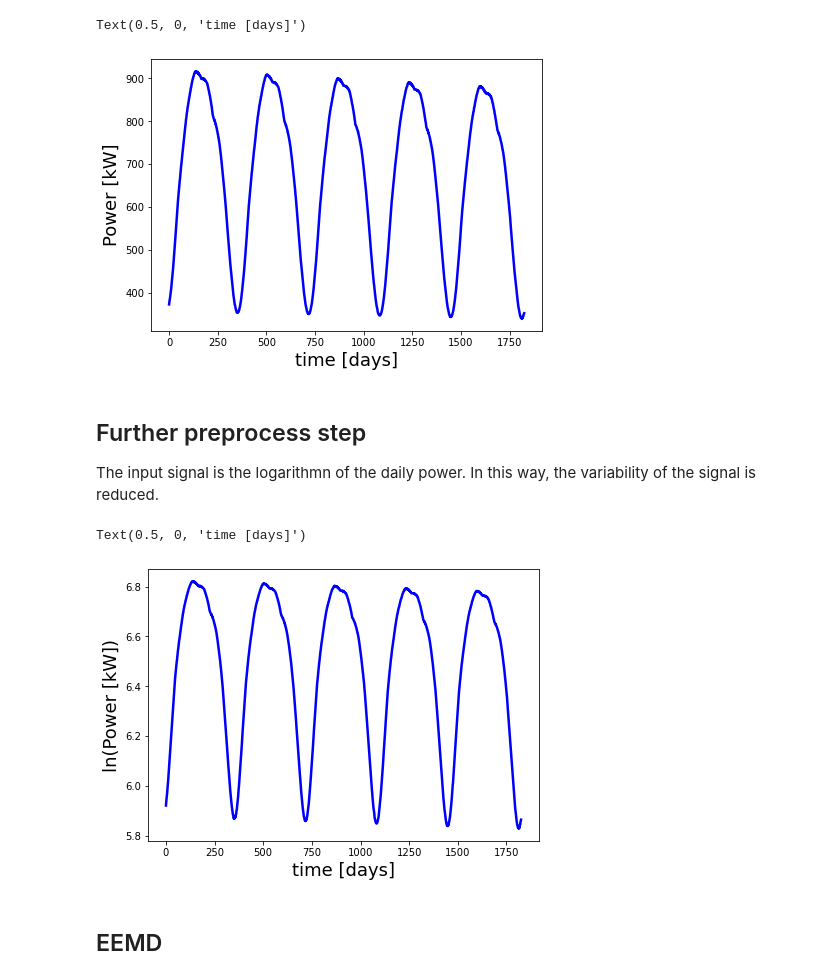
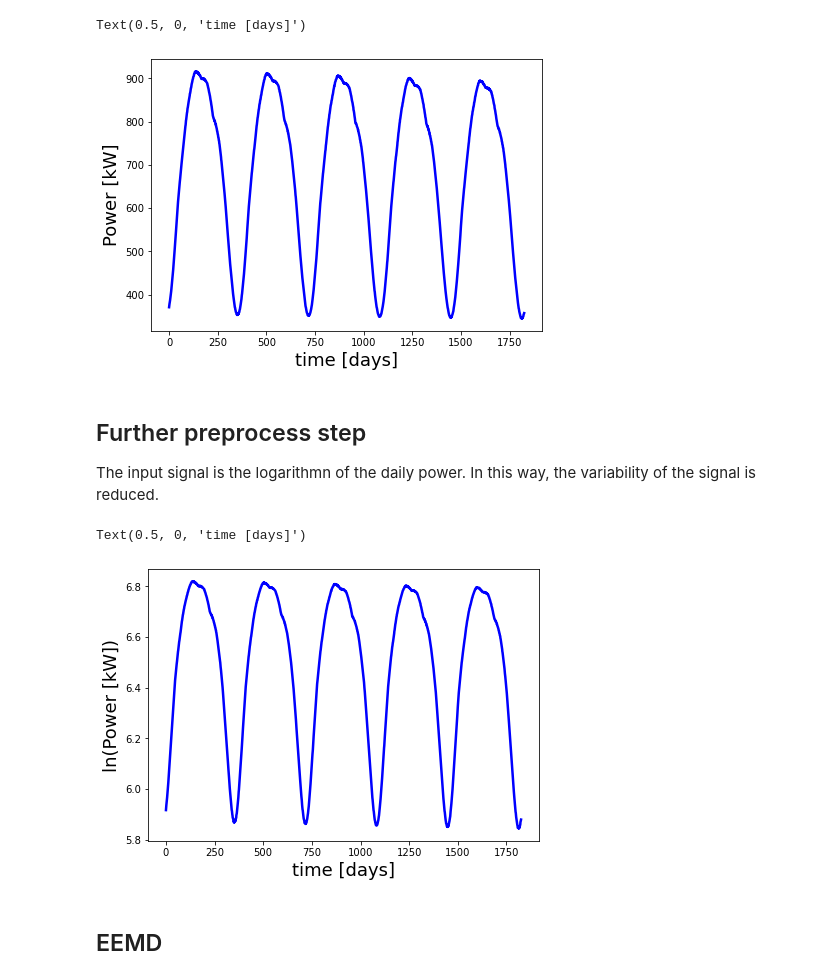
Before and after one commit to Rufski/S2DS-EPRI, a Jupyter notebook: notebooks/1.0-mb-decomposition-EEMD.ipynb, the cells around one changed output. Drawn from its saved outputs; the diff is of its cells as text; code cells hidden in the pictures.

```diff
--- a/notebooks/1.0-mb-decomposition-EEMD.ipynb
+++ b/notebooks/1.0-mb-decomposition-EEMD.ipynb
@@ -44,6 +49,6 @@ from scipy import fftpack
 # %%
 # Load data
-csv_index   = 12
+csv_index   = 9
 synth_name  = "basic"
 path_to_zip = "../data/raw/synthetic_" + synth_name + ".zip"
 df_basic    = import_df_from_zip_pkl(path_to_zip, index=csv_index, verbose=True)
@@ -90,22 +103,21 @@ ax.set_xlabel("time [days]", fontsize=18)
 #ax.set_ylim([800, 900])
 # %% [output]
 Text(0.5, 0, 'time [days]')
-[figure, old version]
+[figure, new version]
 # %% [markdown]
 ## Further preprocess step
 
 The input signal is the logarithmn of the daily power. In this way, the variability of the signal is reduced.
 # %%
 x_power = np.log(df_basic.Power.to_numpy())
-label   = df_basic.Degradation.to_numpy()
 
 fig, ax = plt.subplots(figsize=(7, 5))
 ax.plot(x_power, ls="-", color="b", lw="2.5")
 ax.set_ylabel("ln(Power [kW])", fontsize=18)
 ax.set_xlabel("time [days]", fontsize=18)
 # %% [output]
 Text(0.5, 0, 'time [days]')
-[figure, old version]
+[figure, new version]
 # %% [markdown]
 ## EEMD
 # %% [markdown]
```
Also changed, not shown: parts of 34 cells of this notebook.
